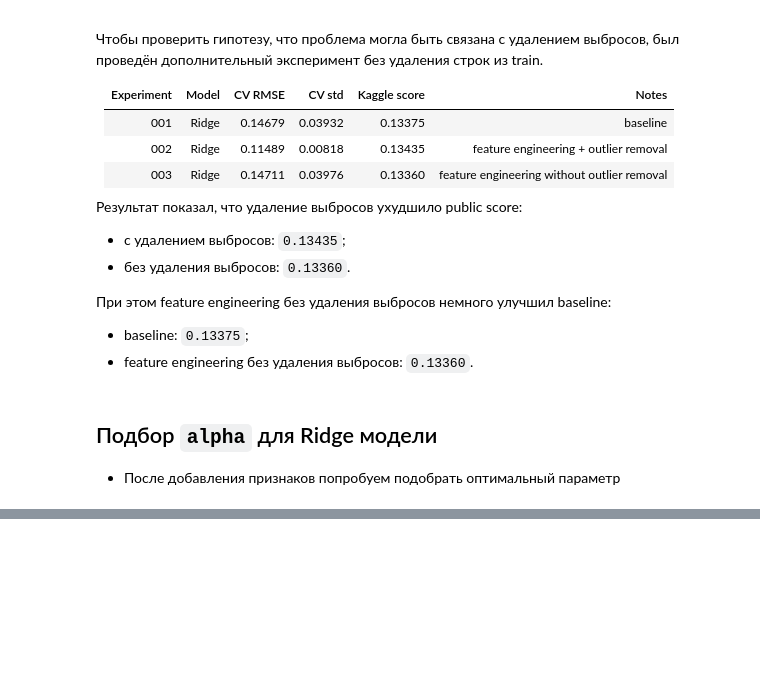
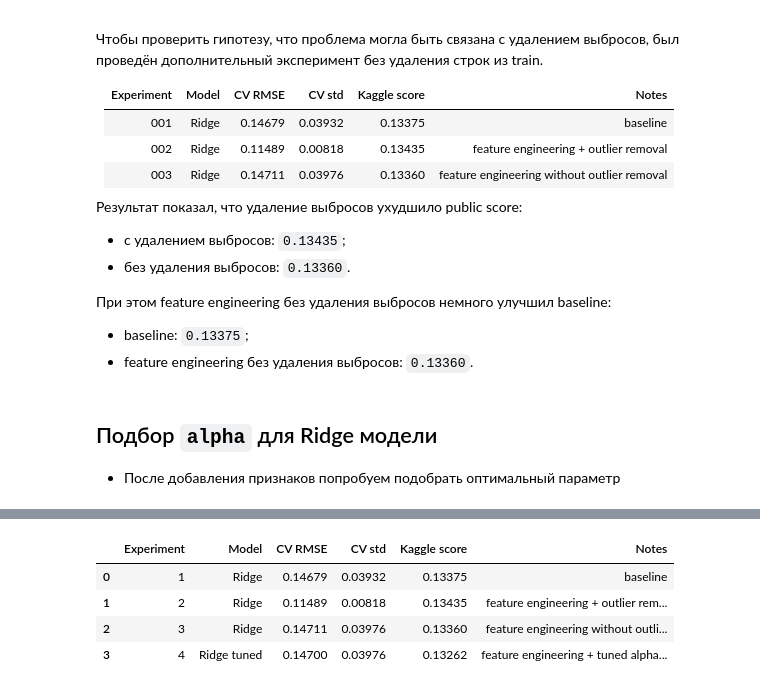
Before and after one commit to Tipok3465/house-prices-regression, a Jupyter notebook: notebooks/03_feature_engineering.ipynb, the cells around one changed output, grey strips where cells are left out. Drawn from its saved outputs; the diff is of its cells as text; code cells hidden in the pictures; blank space fills up the shorter version.

Commit message:
Make experiments reproducible, add auto saving of results

```diff
--- a/notebooks/03_feature_engineering.ipynb
+++ b/notebooks/03_feature_engineering.ipynb
@@ -238,9 +320,12 @@ preds = np.expm1(preds_log)
 # %%
-submission = pd.DataFrame(
-    {
-        "Id": test_fe["Id"],
-        "SalePrice": preds,
-    }
+results_path = PROJECT_ROOT / "reports" / "model_results.csv"
+
+results = save_experiment_result(
+    results_path=results_path,
+    experiment="3",
+    model_name="Ridge",
+    cv_rmse=round(cv_rmse, 5),
+    cv_std=round(cv_std, 5),
+    kaggle_score=0.13360,
+    notes="feature engineering without outlier removal",
 )
-
-submission.head()
@@ -325 +402,19 @@ submission.to_csv(
+# %%
+results = save_experiment_result(
+    results_path=results_path,
+    experiment="4",
+    model_name="Ridge tuned",
+    cv_rmse=0.14700,
+    cv_std=0.03976,
+    kaggle_score=0.13262,
+    notes="feature engineering + tuned alpha without outlier removal",
+)
+
+results
+# %% [output]
+|  | Experiment | Model | CV RMSE | CV std | Kaggle score | Notes |
+| 0 | 1 | Ridge | 0.14679 | 0.03932 | 0.13375 | baseline |
+| 1 | 2 | Ridge | 0.11489 | 0.00818 | 0.13435 | feature engineering + outlier rem... |
+| 2 | 3 | Ridge | 0.14711 | 0.03976 | 0.13360 | feature engineering without outli... |
+| 3 | 4 | Ridge tuned | 0.14700 | 0.03976 | 0.13262 | feature engineering + tuned alpha... |
 # %% [markdown]
```
Also changed, not shown: parts of 35 cells of this notebook, 5 other files.
